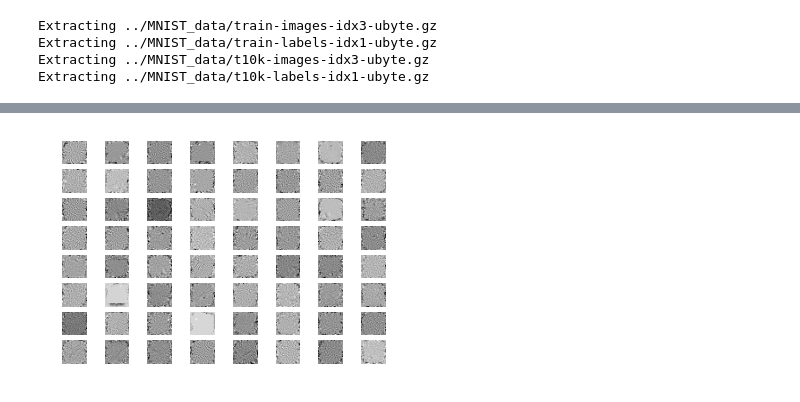
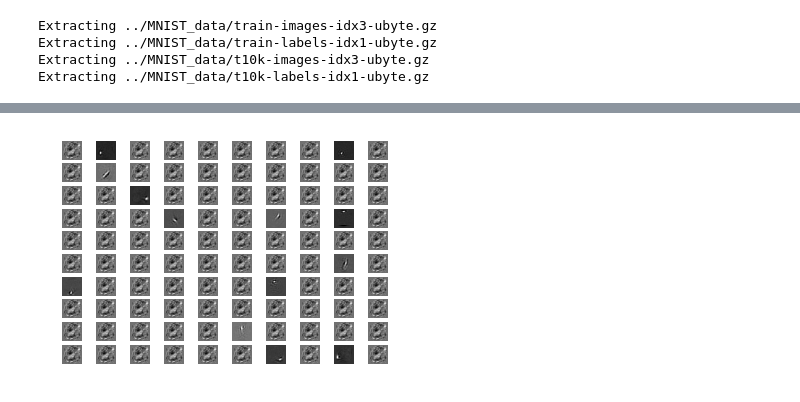
Before and after one commit to Ryo-Ito/autoencoder, a Jupyter notebook: visualize_sparse_autoencoder.ipynb, the cells around one changed output, grey strips where cells are left out. Cells and saved outputs as stored; diff of their text form; code cells hidden in the pictures.

```diff
--- a/visualize_sparse_autoencoder.ipynb
+++ b/visualize_sparse_autoencoder.ipynb
@@ -43,8 +43,11 @@ weights.shape
-# %%
-indices = np.random.choice(np.shape(weights)[1], 64, replace=False)
-for i, index in enumerate(indices):
-    plt.subplot(8, 8, i + 1)
-    plt.imshow(weights[:, index].reshape(28, 28), cmap='gray')
-    plt.axis('off')
-# %% [output]
-[figure, removed]
+# %%
+for i in xrange(100):
+    plt.subplot(10, 10, i + 1)
+    plt.imshow(weights[:, i].reshape(28, 28), cmap='gray')
+    plt.axis('off')
+# for i in xrange(101, 200):
+#     plt.subplot(10, 10, i + 1 - 100)
+#     plt.imshow(weights[:, i].reshape(28, 28), cmap='gray')
+#     plt.axis('off')
+# %% [output]
+[figure, added]
```
Also changed, not shown: parts of 4 cells of this notebook.
